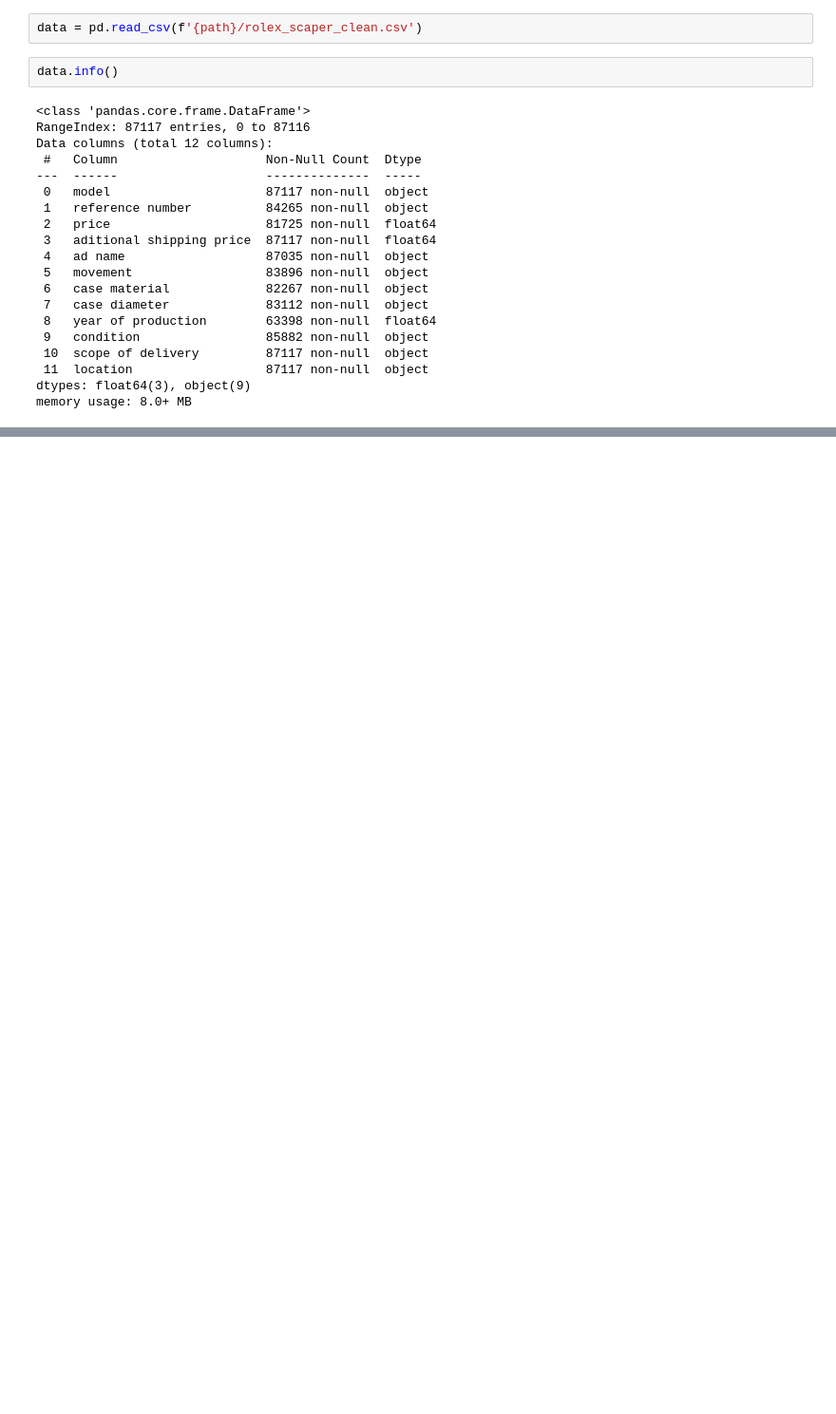
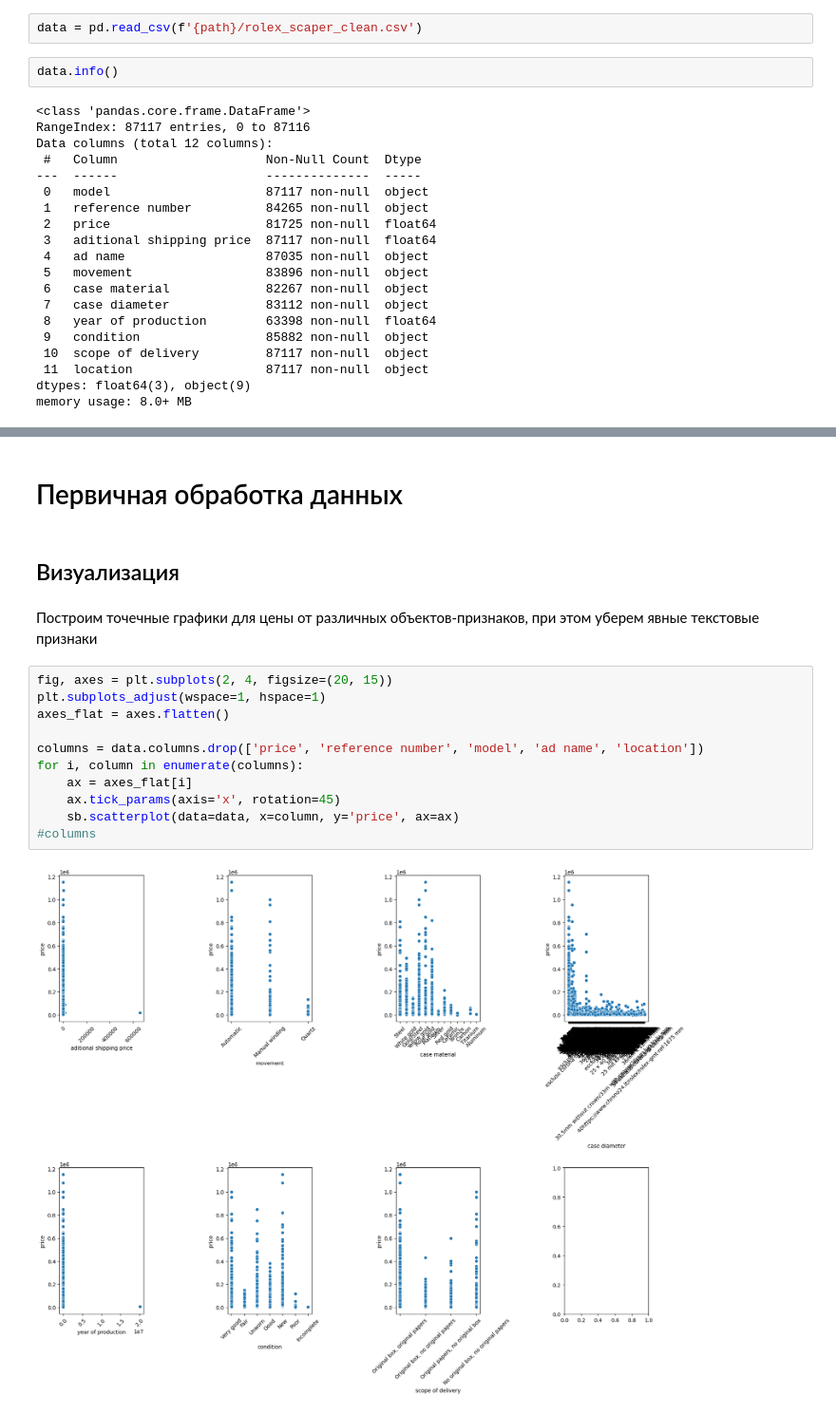
Before and after one commit to ismukhin/ml-course, a Jupyter notebook: rolex_regression.ipynb, the cells around one changed output, grey strips where cells are left out. Shown at 95% size. Saved outputs shown, nothing was run; the diff lists cells and outputs as text; blank space fills up the shorter version.

Commit message:
add first data vis

```diff
--- a/rolex_regression.ipynb
+++ b/rolex_regression.ipynb
@@ -50,0 +63,19 @@ dtype: int64
+# %% [markdown]
+# Первичная обработка данных
+# %% [markdown]
+## Визуализация
+# %% [markdown]
+Построим точечные графики для цены от различных объектов-признаков, при этом уберем явные текстовые признаки
+# %%
+fig, axes = plt.subplots(2, 4, figsize=(20, 15))
+plt.subplots_adjust(wspace=1, hspace=1)
+axes_flat = axes.flatten()
+
+columns = data.columns.drop(['price', 'reference number', 'model', 'ad name', 'location'])
+for i, column in enumerate(columns):
+    ax = axes_flat[i]
+    ax.tick_params(axis='x', rotation=45)
+    sb.scatterplot(data=data, x=column, y='price', ax=ax)
+#columns
+# %% [output]
+[figure, added]
```
Also changed, not shown: parts of 4 cells of this notebook.
